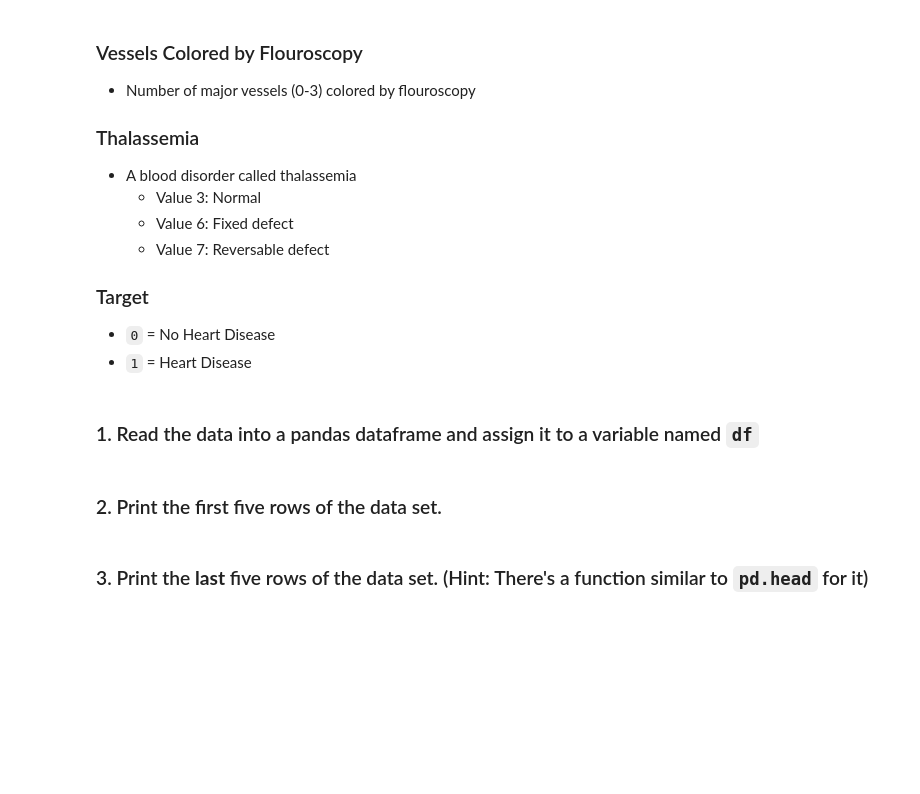
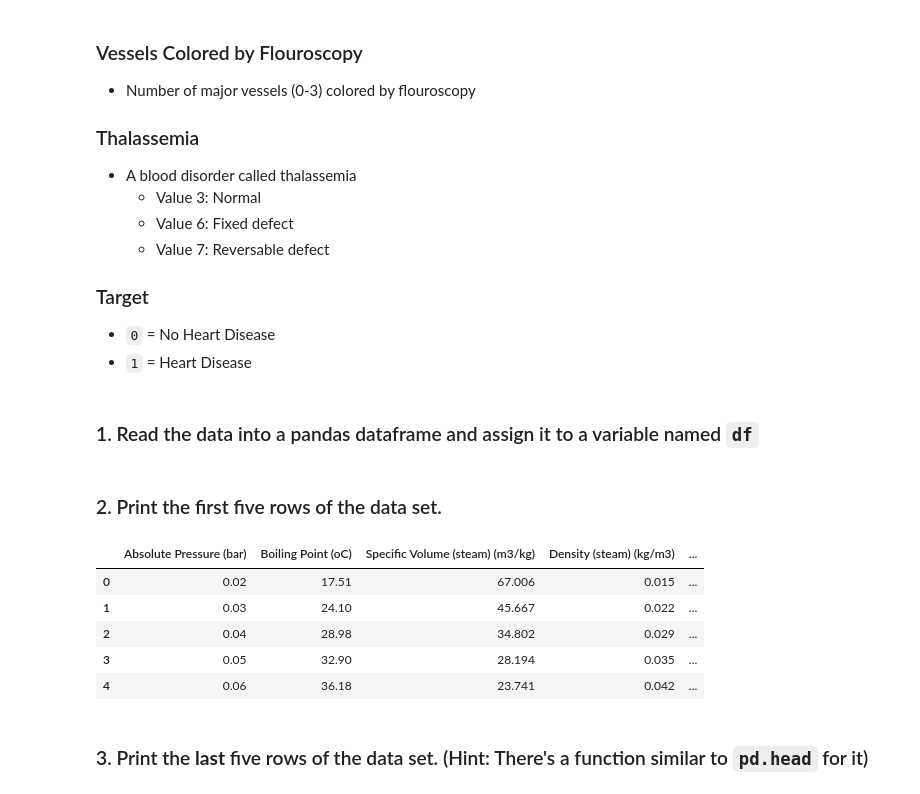
Before and after one commit to LipeCarmel-NTNU/KP8907, a Jupyter notebook: Exercises/Exercise_Tabular_Data.ipynb, the cells around one changed output. Cells and saved outputs as stored; diff of their text form; code cells hidden in the pictures; blank space fills up the shorter version.

```diff
--- a/Exercises/Exercise_Tabular_Data.ipynb
+++ b/Exercises/Exercise_Tabular_Data.ipynb
@@ -93,10 +93,20 @@ Angina is chest pain or discomfort caused when your heart muscle doesn't get eno
  ### 1. Read the data into a pandas dataframe and assign it to a variable named `df`
 # %%
 ## Place your code here
+import pandas as pd
+df = pd.read_csv('data.csv', delimiter=',')
 # %% [markdown]
 ### 2. Print the first five rows of the data set.
 # %%
 ## Place your code here
+df.head(5)
+# %% [output]
+|  | Absolute Pressure (bar) | Boiling Point (oC) | Specific Volume (steam) (m3/kg) | Density (steam) (kg/m3) | ... |
+| 0 | 0.02 | 17.51 | 67.006 | 0.015 | ... |
+| 1 | 0.03 | 24.10 | 45.667 | 0.022 | ... |
+| 2 | 0.04 | 28.98 | 34.802 | 0.029 | ... |
+| 3 | 0.05 | 32.90 | 28.194 | 0.035 | ... |
+| 4 | 0.06 | 36.18 | 23.741 | 0.042 | ... |
 # %% [markdown]
 ### 3. Print the **last** five rows of the data set. (Hint: There's a function similar to ``pd.head`` for it)
 # %%
```
Also changed, not shown: parts of 3 cells of this notebook, 3 other files.
